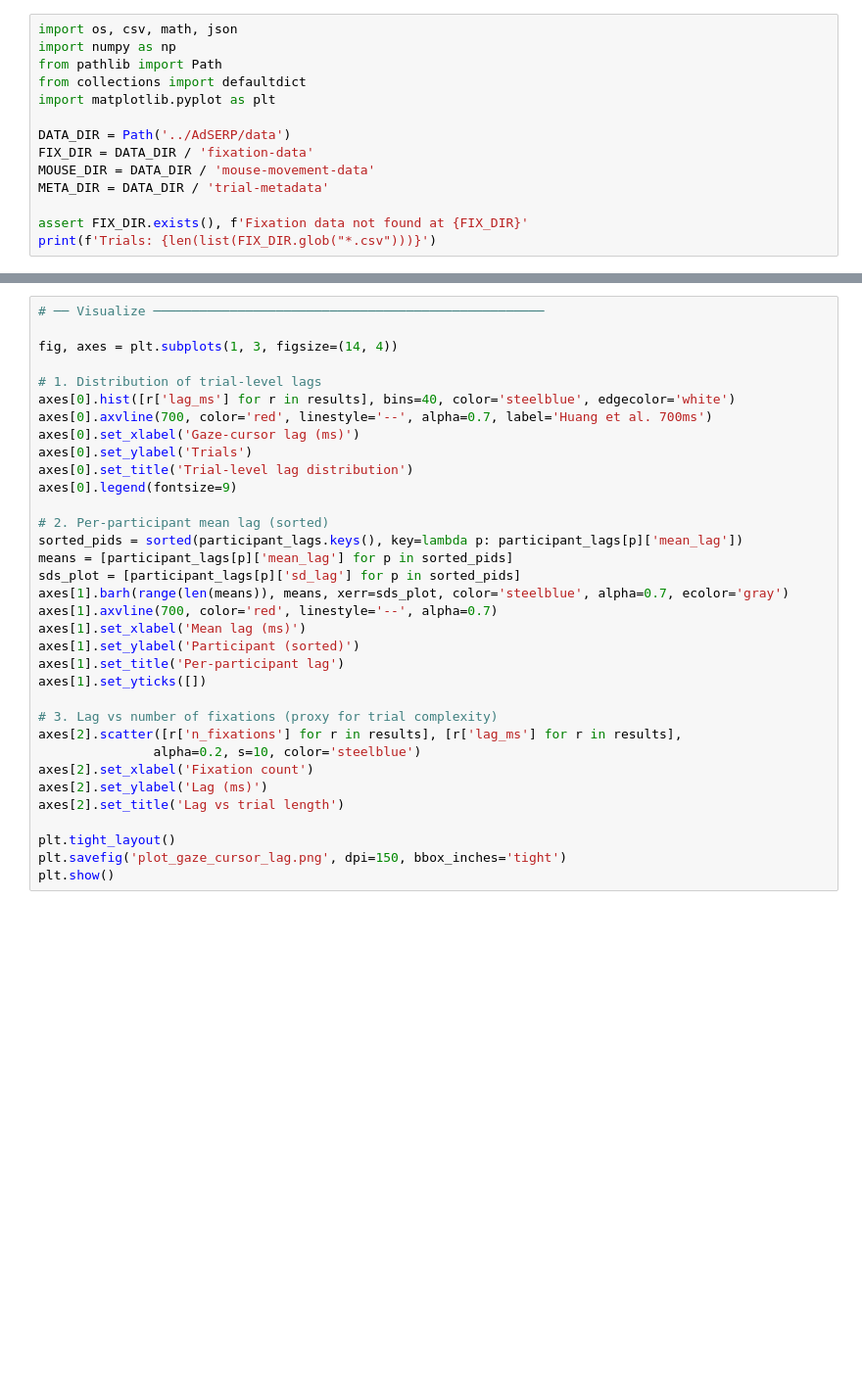
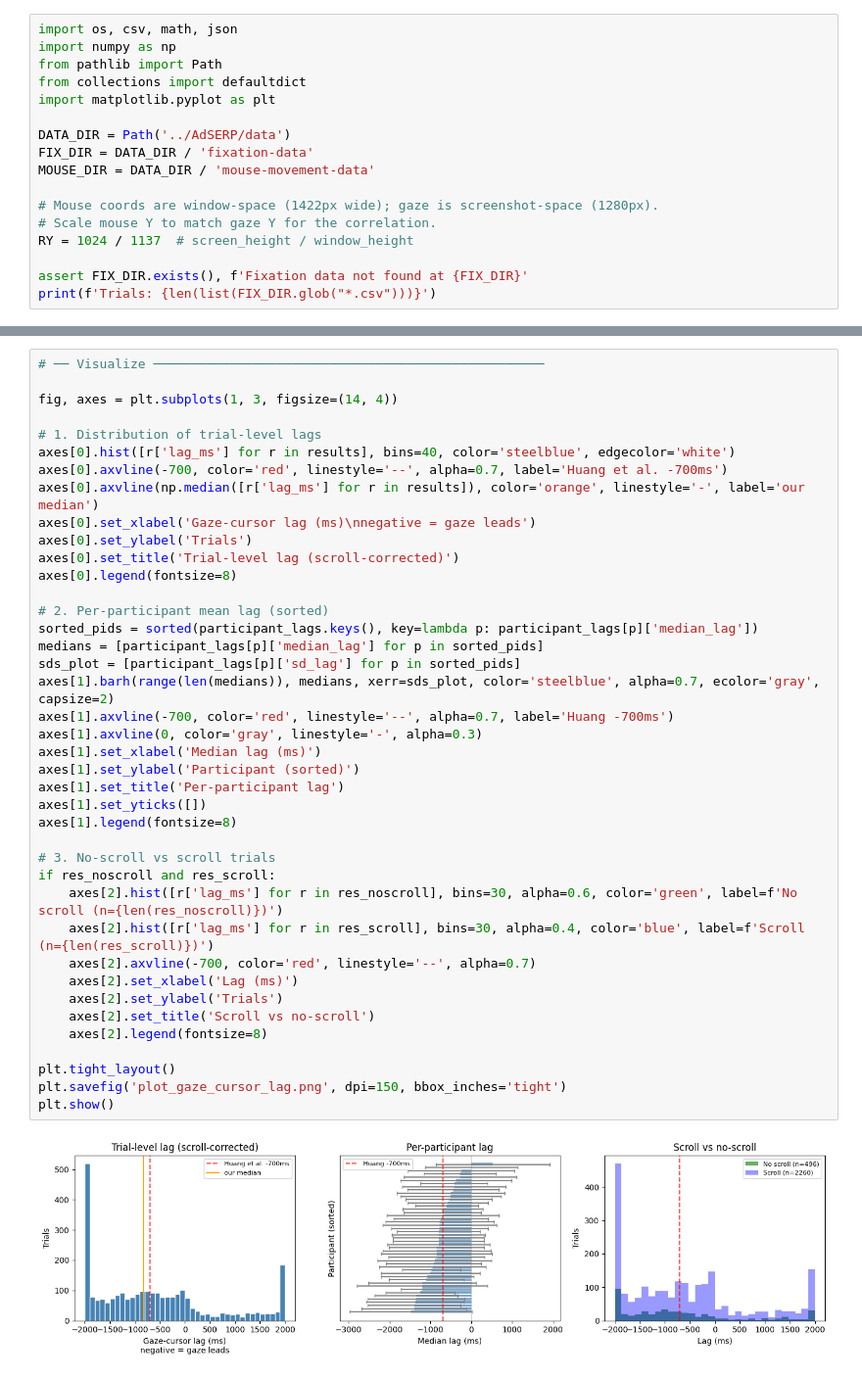
Before and after one commit to andyed/attentional-foraging, a Jupyter notebook: notebooks/gaze_cursor_lag.ipynb, the cells around one changed output, grey strips where cells are left out. Shown at 98% size. Saved outputs shown, nothing was run; the diff lists cells and outputs as text; blank space fills up the shorter version.

```diff
--- a/notebooks/gaze_cursor_lag.ipynb
+++ b/notebooks/gaze_cursor_lag.ipynb
@@ -22,7 +24,10 @@ import matplotlib.pyplot as plt
 DATA_DIR = Path('../AdSERP/data')
 FIX_DIR = DATA_DIR / 'fixation-data'
 MOUSE_DIR = DATA_DIR / 'mouse-movement-data'
-META_DIR = DATA_DIR / 'trial-metadata'
+
+# Mouse coords are window-space (1422px wide); gaze is screenshot-space (1280px).
+# Scale mouse Y to match gaze Y for the correlation.
+RY = 1024 / 1137  # screen_height / window_height
 
 assert FIX_DIR.exists(), f'Fixation data not found at {FIX_DIR}'
 print(f'Trials: {len(list(FIX_DIR.glob("*.csv")))}')
@@ -232,34 +290,42 @@ print(f'  (Low = stable trait; high = state-dependent)')
 # %%
 # ── Visualize ───────────────────────────────────────────────────
 
 fig, axes = plt.subplots(1, 3, figsize=(14, 4))
 
 # 1. Distribution of trial-level lags
 axes[0].hist([r['lag_ms'] for r in results], bins=40, color='steelblue', edgecolor='white')
-axes[0].axvline(700, color='red', linestyle='--', alpha=0.7, label='Huang et al. 700ms')
-axes[0].set_xlabel('Gaze-cursor lag (ms)')
+axes[0].axvline(-700, color='red', linestyle='--', alpha=0.7, label='Huang et al. -700ms')
+axes[0].axvline(np.median([r['lag_ms'] for r in results]), color='orange', linestyle='-', label='our median')
+axes[0].set_xlabel('Gaze-cursor lag (ms)\nnegative = gaze leads')
 axes[0].set_ylabel('Trials')
-axes[0].set_title('Trial-level lag distribution')
-axes[0].legend(fontsize=9)
+axes[0].set_title('Trial-level lag (scroll-corrected)')
+axes[0].legend(fontsize=8)
 
 # 2. Per-participant mean lag (sorted)
-sorted_pids = sorted(participant_lags.keys(), key=lambda p: participant_lags[p]['mean_lag'])
-means = [participant_lags[p]['mean_lag'] for p in sorted_pids]
+sorted_pids = sorted(participant_lags.keys(), key=lambda p: participant_lags[p]['median_lag'])
+medians = [participant_lags[p]['median_lag'] for p in sorted_pids]
 sds_plot = [participant_lags[p]['sd_lag'] for p in sorted_pids]
-axes[1].barh(range(len(means)), means, xerr=sds_plot, color='steelblue', alpha=0.7, ecolor='gray')
-axes[1].axvline(700, color='red', linestyle='--', alpha=0.7)
-axes[1].set_xlabel('Mean lag (ms)')
+axes[1].barh(range(len(medians)), medians, xerr=sds_plot, color='steelblue', alpha=0.7, ecolor='gray', capsize=2)
+axes[1].axvline(-700, color='red', linestyle='--', alpha=0.7, label='Huang -700ms')
+axes[1].axvline(0, color='gray', linestyle='-', alpha=0.3)
+axes[1].set_xlabel('Median lag (ms)')
 axes[1].set_ylabel('Participant (sorted)')
 axes[1].set_title('Per-participant lag')
 axes[1].set_yticks([])
+axes[1].legend(fontsize=8)
 
-# 3. Lag vs number of fixations (proxy for trial complexity)
-axes[2].scatter([r['n_fixations'] for r in results], [r['lag_ms'] for r in results],
-               alpha=0.2, s=10, color='steelblue')
-axes[2].set_xlabel('Fixation count')
-axes[2].set_ylabel('Lag (ms)')
-axes[2].set_title('Lag vs trial length')
+# 3. No-scroll vs scroll trials
+if res_noscroll and res_scroll:
+    axes[2].hist([r['lag_ms'] for r in res_noscroll], bins=30, alpha=0.6, color='green', label=f'No scroll (n={len(res_noscroll)})')
+    axes[2].hist([r['lag_ms'] for r in res_scroll], bins=30, alpha=0.4, color='blue', label=f'Scroll (n={len(res_scroll)})')
+    axes[2].axvline(-700, color='red', linestyle='--', alpha=0.7)
+    axes[2].set_xlabel('Lag (ms)')
+    axes[2].set_ylabel('Trials')
+    axes[2].set_title('Scroll vs no-scroll')
+    axes[2].legend(fontsize=8)
 
 plt.tight_layout()
 plt.savefig('plot_gaze_cursor_lag.png', dpi=150, bbox_inches='tight')
 plt.show()
+# %% [output]
+[figure, added]
```
Also changed, not shown: parts of 9 cells of this notebook, 1 other file.
